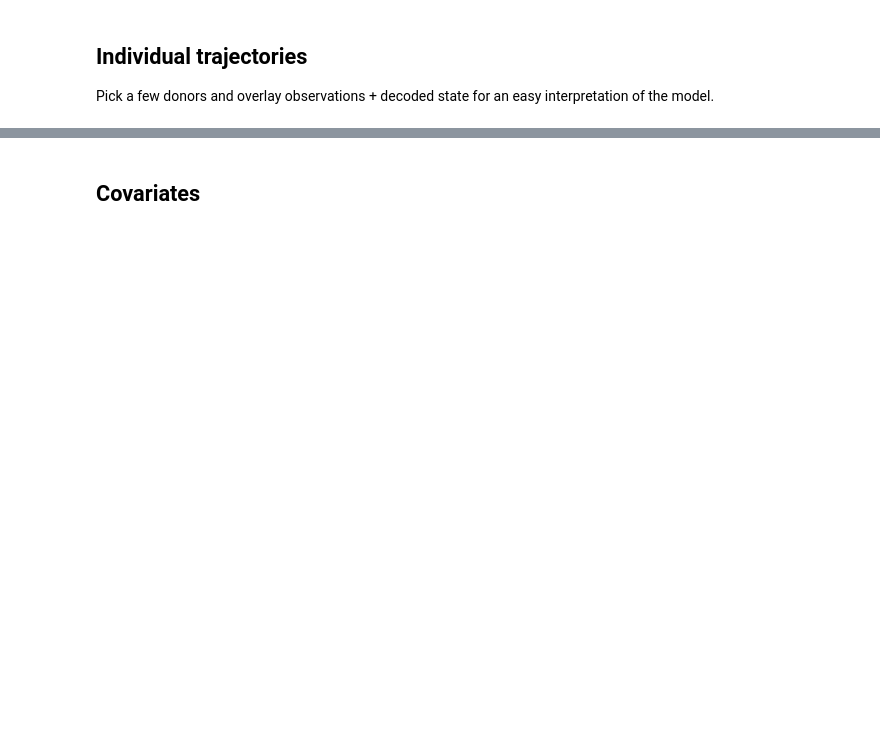
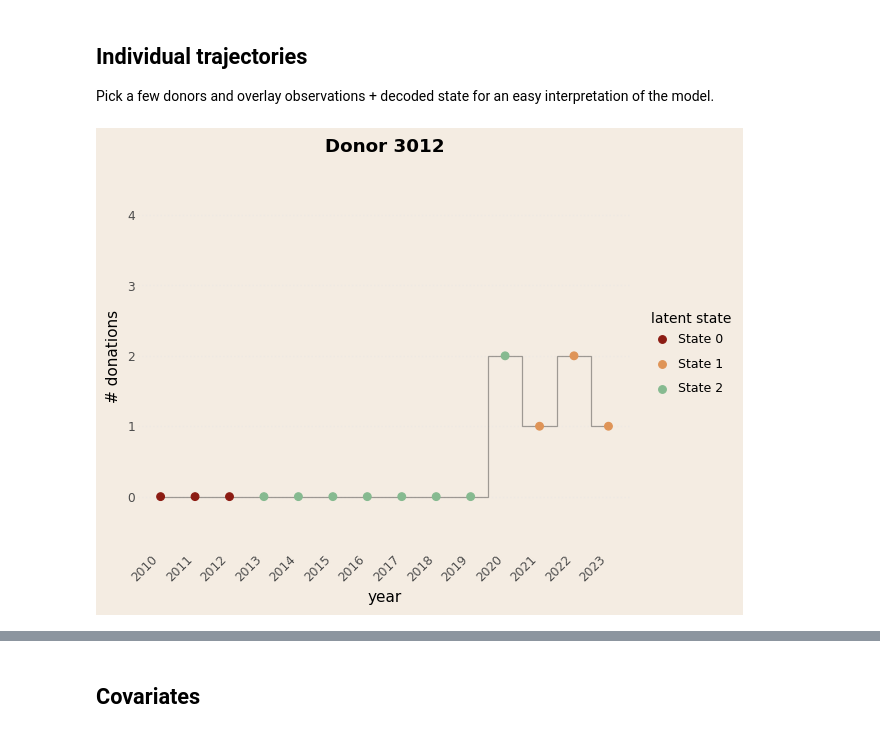
Before and after one commit to erikdeluca/Blood-Donors, a Jupyter notebook: notebooks/Bayesian HMM GLM - improved.ipynb, the cells around one changed output, grey strips where cells are left out. Saved outputs shown, nothing was run; the diff lists cells and outputs as text; code cells hidden in the pictures; blank space fills up the shorter version.

```diff
--- a/notebooks/Bayesian HMM GLM - improved.ipynb
+++ b/notebooks/Bayesian HMM GLM - improved.ipynb
@@ -521,18 +542,18 @@ df = pd.DataFrame(rows)
 
 Pick a few donors and overlay observations + decoded state for an easy interpretation of the model.
 # %%
-
-years_axis  = np.arange(2009, 2024)
 yticks_vals = np.arange(0, 5)
 
 hmm_pl.plot_one_gg(
         idx=3012,
         obs_torch=obs_torch,
         paths=paths,
-        years=years_axis,
+        years=years_num,
         state_cols=None,
         y_max=4
     )
+# %% [output]
+[figure, added]
 # %%
 hmm_pl.plot_one_gg(
         idx=1002,
```
Also changed, not shown: parts of 31 cells of this notebook, 14 other files.
